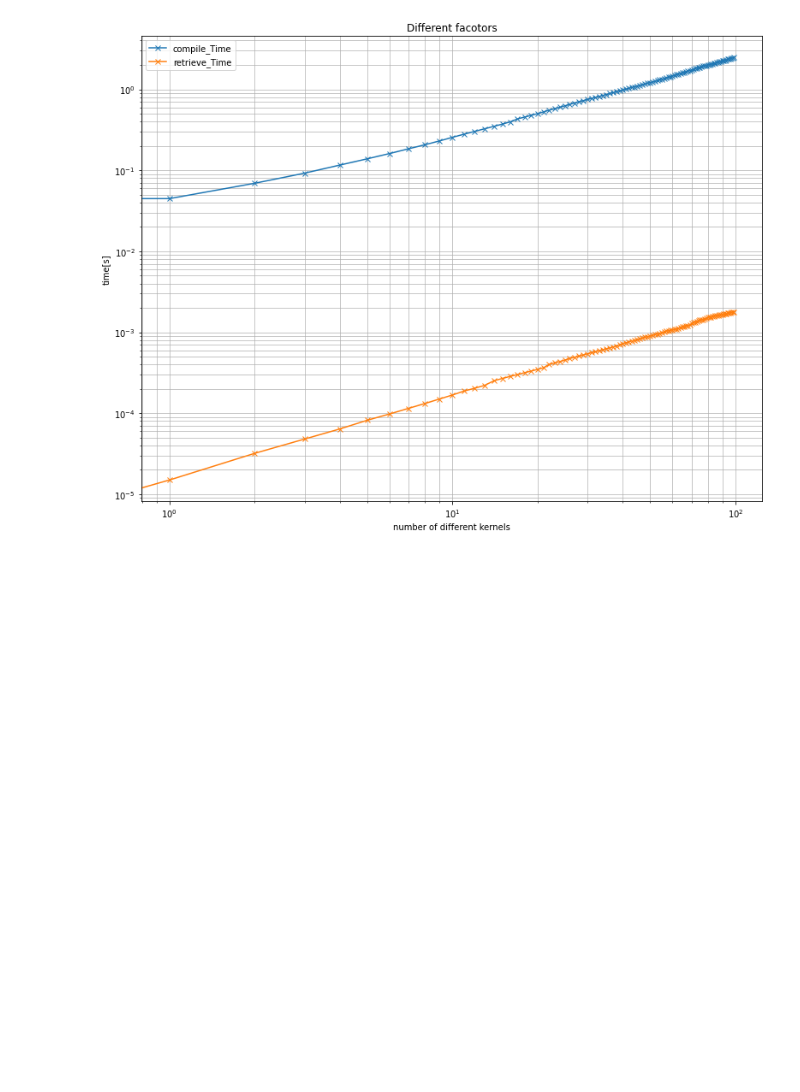
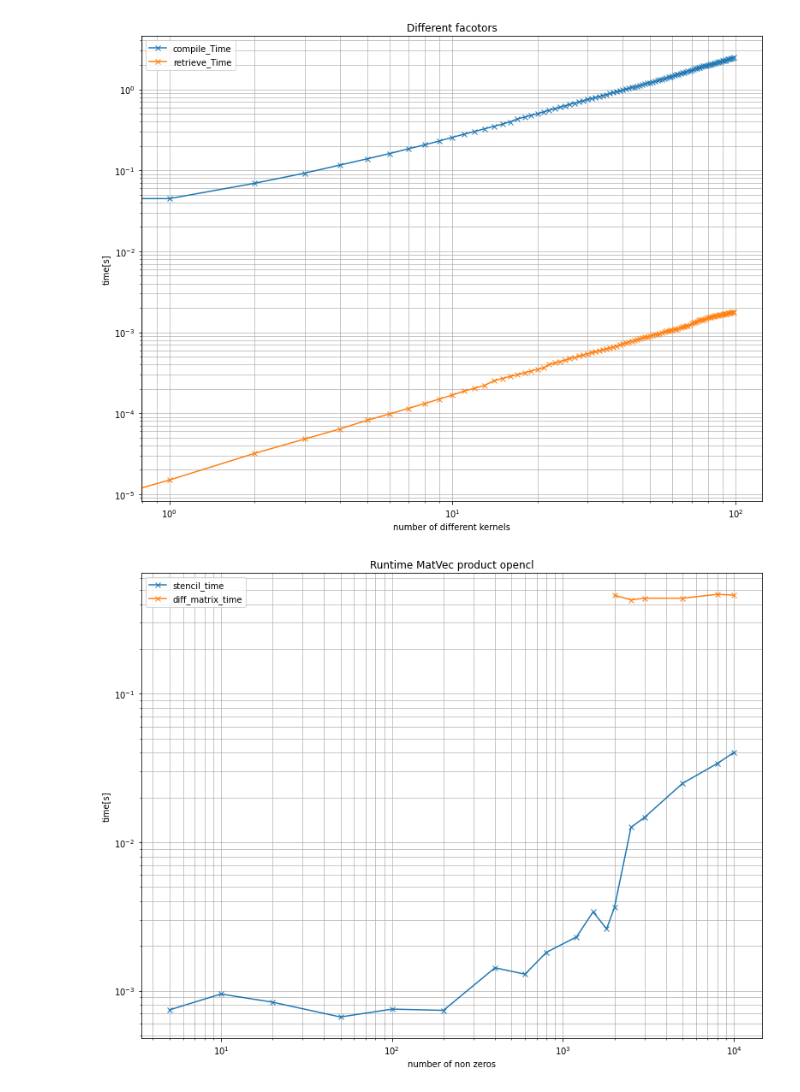
Before and after one commit to axcy0809/ManyCore, a Jupyter notebook: Alex/Ex7/plots.ipynb, the cells around one changed output. Saved outputs shown, nothing was run; the diff lists cells and outputs as text; code cells hidden in the pictures; blank space fills up the shorter version.

```diff
--- a/Alex/Ex7/plots.ipynb
+++ b/Alex/Ex7/plots.ipynb
@@ -85,3 +85,22 @@ plt.ylabel("time[s]")
 plt.savefig("Bilder/Time_to_compile_and_clean")
 # %% [output]
 [figure]
+# %%
+M = [5, 10, 20, 50, 100, 200, 400, 600, 800, 1200, 1500, 1800, 2000, 2500, 3000, 5000, 8000, 10000]
+stencil_time = [0.00074243, 0.0009493, 0.00083683, 0.00066503, 0.00075127, 0.00073689, 0.00142565, 0.00129136, 0.00181255, 0.00230216, 0.00339183,0.00260833,  0.00363797, 0.0125974, 0.0146893, 0.0248755, 0.0339269, 0.0402036]
+M2 = [2000, 2500, 3000, 5000, 8000, 10000]
+genmat2_time = [0.459676, 0.42878, 0.439455, 0.439389,0.466773, 0.460689]
+
+
+
+plt.figure(figsize=(13,10))
+plt.loglog(M,stencil_time, label = "stencil_time", marker='x')
+plt.loglog(M2,genmat2_time, label = "diff_matrix_time", marker='x')
+plt.legend()
+plt.grid(True, which="both",linewidth=0.7)
+plt.title("Runtime MatVec product opencl")
+plt.xlabel("number of non zeros")
+plt.ylabel("time[s]")
+plt.savefig("Bilder/Runtime_MatVec_product_opencl")
+# %% [output]
+[figure, added]
```
Also changed, not shown: 2 other files.
